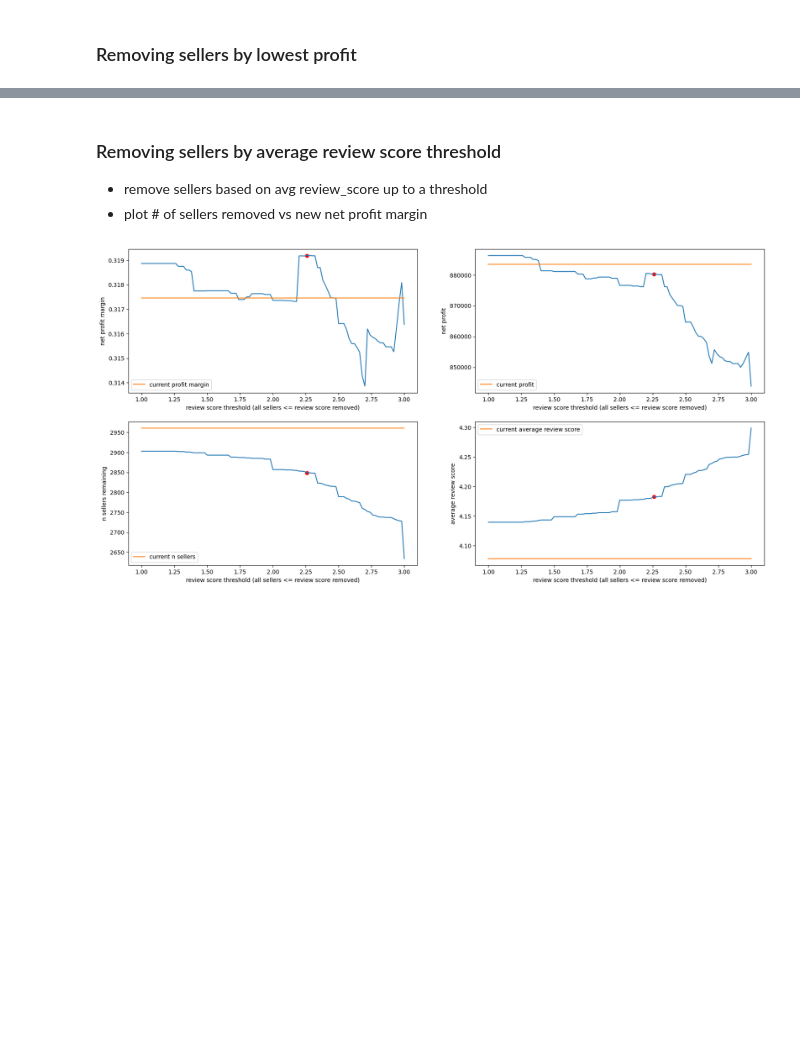
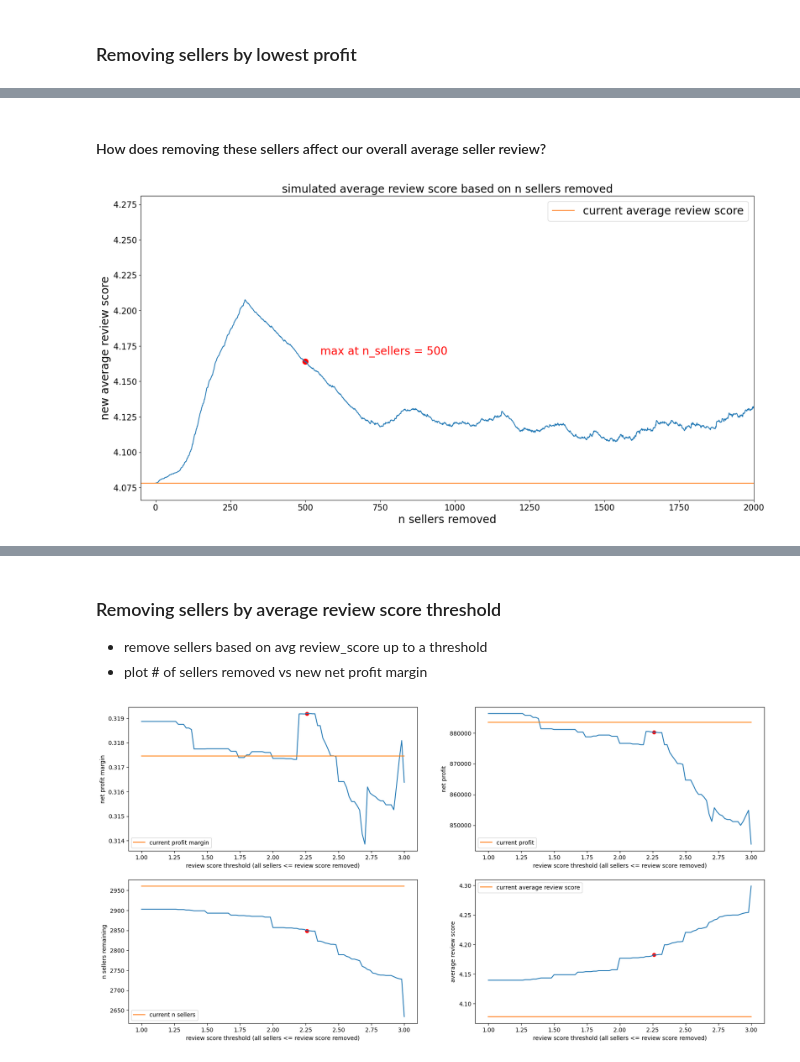
Before and after one commit to xkeeja/olist-analysis, a Jupyter notebook: ceo_request.ipynb, the cells around one changed output, grey strips where cells are left out. Drawn from its saved outputs; the diff is of its cells as text; code cells hidden in the pictures; blank space fills up the shorter version.

```diff
--- a/ceo_request.ipynb
+++ b/ceo_request.ipynb
@@ -176,0 +282,22 @@ for i in orders_removed:
+# %% [markdown]
+#### How does removing these sellers affect our overall average seller review?
+# %%
+fig, ax3 = plt.subplots(1, 1, figsize=(20,10))
+
+#plot avg review score vs. sellers removed
+ax3.plot(orders_removed, new_avg_review)
+ax3.scatter(x1_max, new_avg_review[x1_max], color='red', s=100)
+ax3.plot([-50, 2000], [sellers_pl.review_score.mean()]*2, label='current average review score')
+#ax3.scatter(avg_review_xmax, avg_review_ymax, color='green')
+ax3.set_xlabel('n sellers removed', fontsize=20)
+ax3.set_ylabel('new average review score', fontsize=20)
+ax3.set_xlim([-50,2000])
+ax3.legend(loc='upper right', fontsize=20)
+ax3.set_title('simulated average review score based on n sellers removed', fontsize=20)
+ax3.tick_params(axis='both', labelsize=15)
+ax3.text(x1_max + 50, new_avg_review[x1_max] + 0.005, 'max at n_sellers = 500', fontsize=20, color='r')
+
+
+plt.show()
+# %% [output]
+[figure, added]
```
Also changed, not shown: parts of 36 cells of this notebook, 1 other file.
